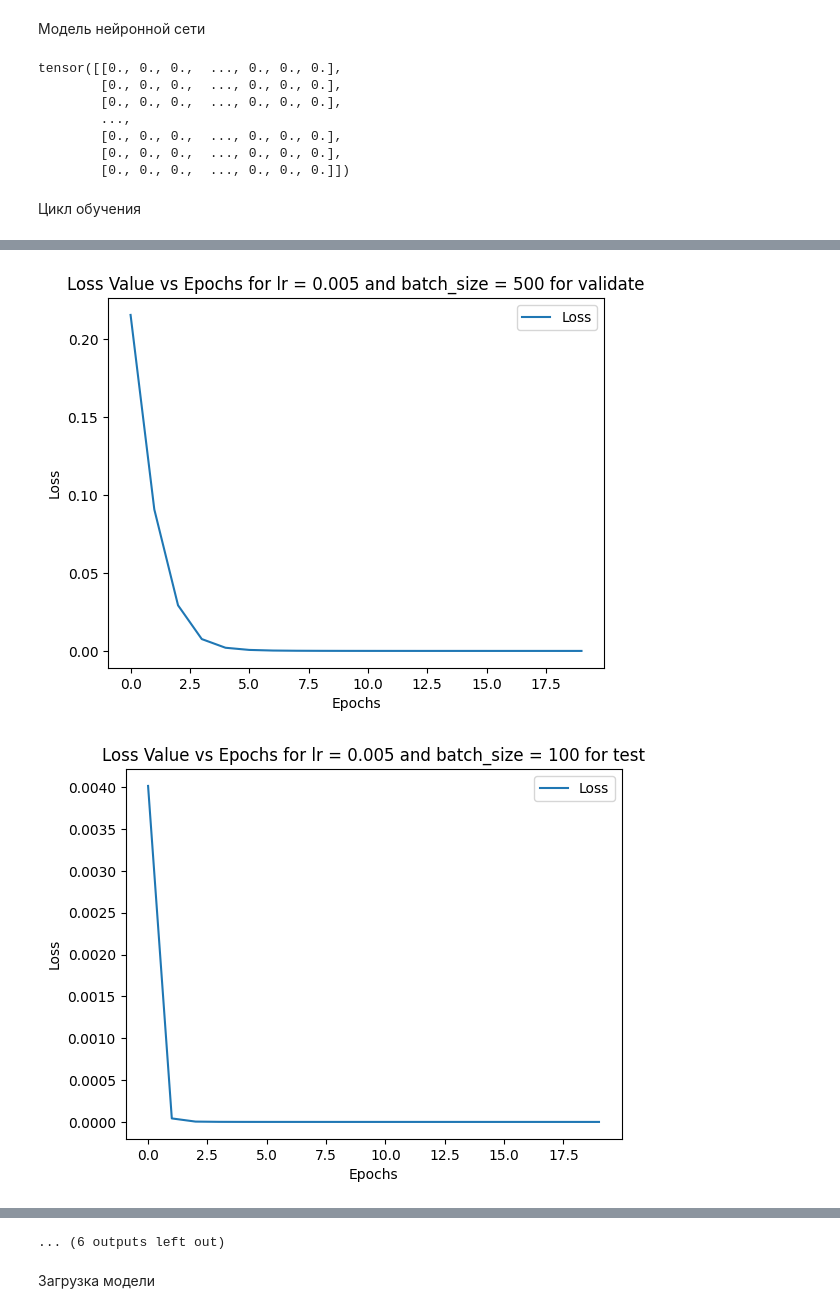
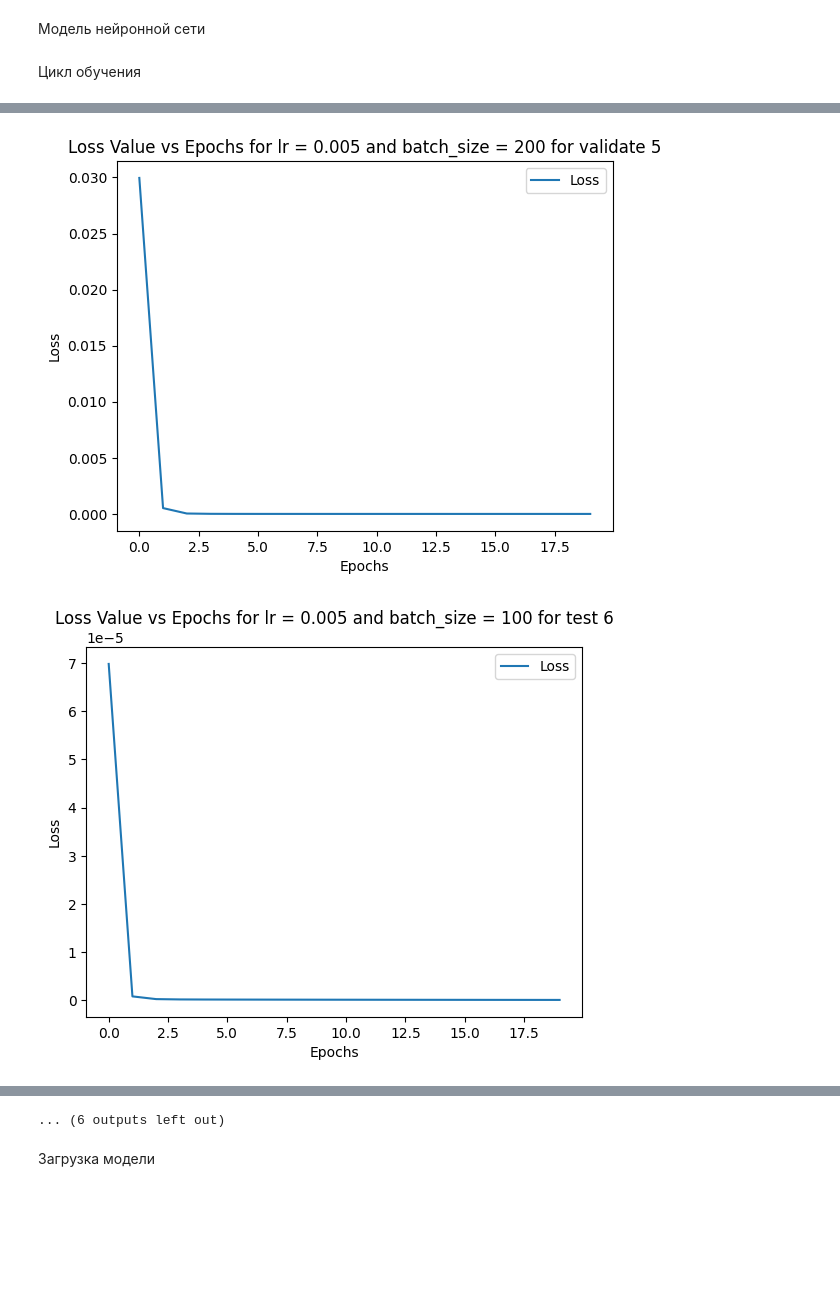
Before and after one commit to IluhaZaz/py_lab_5, a Jupyter notebook: neural_network.ipynb, the cells around one changed output, grey strips where cells are left out. Cells and saved outputs as stored; diff of their text form; code cells hidden in the pictures; blank space fills up the shorter version.

```diff
--- a/neural_network.ipynb
+++ b/neural_network.ipynb
@@ -88,8 +90,8 @@ def is_balanced(y_train: np.array, epsilon: int) -> bool:
         return True
     return False
 # %%
-x, x_test, y, y_test = train_test_split(sparse_matrix, np.array(data['Тип рецензии']), test_size = 0.2,train_size = 0.8)
-x_train, x_v, y_train, y_v = train_test_split(x, y, test_size = 0.5, train_size = 0.5)
+x_train, x, y_train, y = train_test_split(sparse_matrix, np.array(data['Тип рецензии']), test_size = 0.2, train_size = 0.8)
+x_test, x_v, y_test, y_v = train_test_split(x, y, test_size = 0.5, train_size = 0.5)
 print(is_balanced(y_train, 50))
 print(is_balanced(y_test, 30))
 print(is_balanced(y_v, 30))
@@ -118,26 +120,17 @@ class LogisticRegression(nn.Module):
 # %%
 criterion = nn.CrossEntropyLoss()
 
-x_train = Variable(torch.from_numpy(x_train)).float()
-y_train = Variable(torch.from_numpy(y_train)).long()
-x_test = Variable(torch.from_numpy(x_test)).float()
-y_test = Variable(torch.from_numpy(y_test)).long()
-x_v = Variable(torch.from_numpy(x_v)).float()
-y_v = Variable(torch.from_numpy(y_v)).long()
-x_train
+x_train = torch.from_numpy(x_train).float()
+y_train = torch.from_numpy(y_train).long()
+x_test = torch.from_numpy(x_test).float()
+y_test = torch.from_numpy(y_test).long()
+x_v = torch.from_numpy(x_v).float()
+y_v = torch.from_numpy(y_v).long()
-# %% [output]
-tensor([[0., 0., 0.,  ..., 0., 0., 0.],
-        [0., 0., 0.,  ..., 0., 0., 0.],
-        [0., 0., 0.,  ..., 0., 0., 0.],
-        ...,
-        [0., 0., 0.,  ..., 0., 0., 0.],
-        [0., 0., 0.,  ..., 0., 0., 0.],
-        [0., 0., 0.,  ..., 0., 0., 0.]])
 # %% [markdown]
 Цикл обучения
 # %%
 lr_list = [0.001, 0.005, 0.01]
-batch_size=[1000, 500, 100]
+batch_size=[300, 200, 100]
 for first_num, lr in enumerate(lr_list):
   for second_num, bs in enumerate(batch_size):
     model = LogisticRegression()
@@ -146,7 +139,7 @@ for first_num, lr in enumerate(lr_list):
     optimizer = torch.optim.Adam(params=model.parameters() , lr=lr)
     epochs = 20
     model.train()
-    loss_ = []
+    loss_train = []
     loss_val=[]
     for epoch in range(epochs):
       for elem in data:
@@ -155,7 +148,7 @@ for first_num, lr in enumerate(lr_list):
         optimizer.zero_grad()
         loss.backward()
         optimizer.step()
-      loss_.append(loss.item()/len(data))
+      loss_train.append(loss.item()/len(data))
 
 
       model.eval()
@@ -165,8 +158,8 @@ for first_num, lr in enumerate(lr_list):
       loss_val.append(loss.item()/len(val_data))
       torch.save(model, f"c:\\Users\\Acer\\Documents\\py_lab_5\\model{first_num * 3 + second_num + 1}")
 
-    plt.plot(loss_)
-    plt.title(f'Loss Value vs Epochs for lr = {lr} and batch_size = {bs} for test')
+    plt.plot(loss_train)
+    plt.title(f'Loss Value vs Epochs for lr = {lr} and batch_size = {bs} for test {first_num * 3 + second_num + 1}')
     plt.xlabel('Epochs')
     plt.ylabel('Loss')
     plt.legend(['Loss'])
@@ -175,7 +168,7 @@ for first_num, lr in enumerate(lr_list):
 
 
     plt.plot(loss_val)
-    plt.title(f'Loss Value vs Epochs for lr = {lr} and batch_size = {bs} for validate')
+    plt.title(f'Loss Value vs Epochs for lr = {lr} and batch_size = {bs} for validate {first_num * 3 + second_num + 1}')
     plt.xlabel('Epochs')
     plt.ylabel('Loss')
     plt.legend(['Loss'])
@@ -193,2 +186,2 @@ for first_num, lr in enumerate(lr_list):
-[figure, old version]
+[figure, new version]
-[figure, old version]
+[figure, new version]
```
Also changed, not shown: parts of 7 cells of this notebook.
